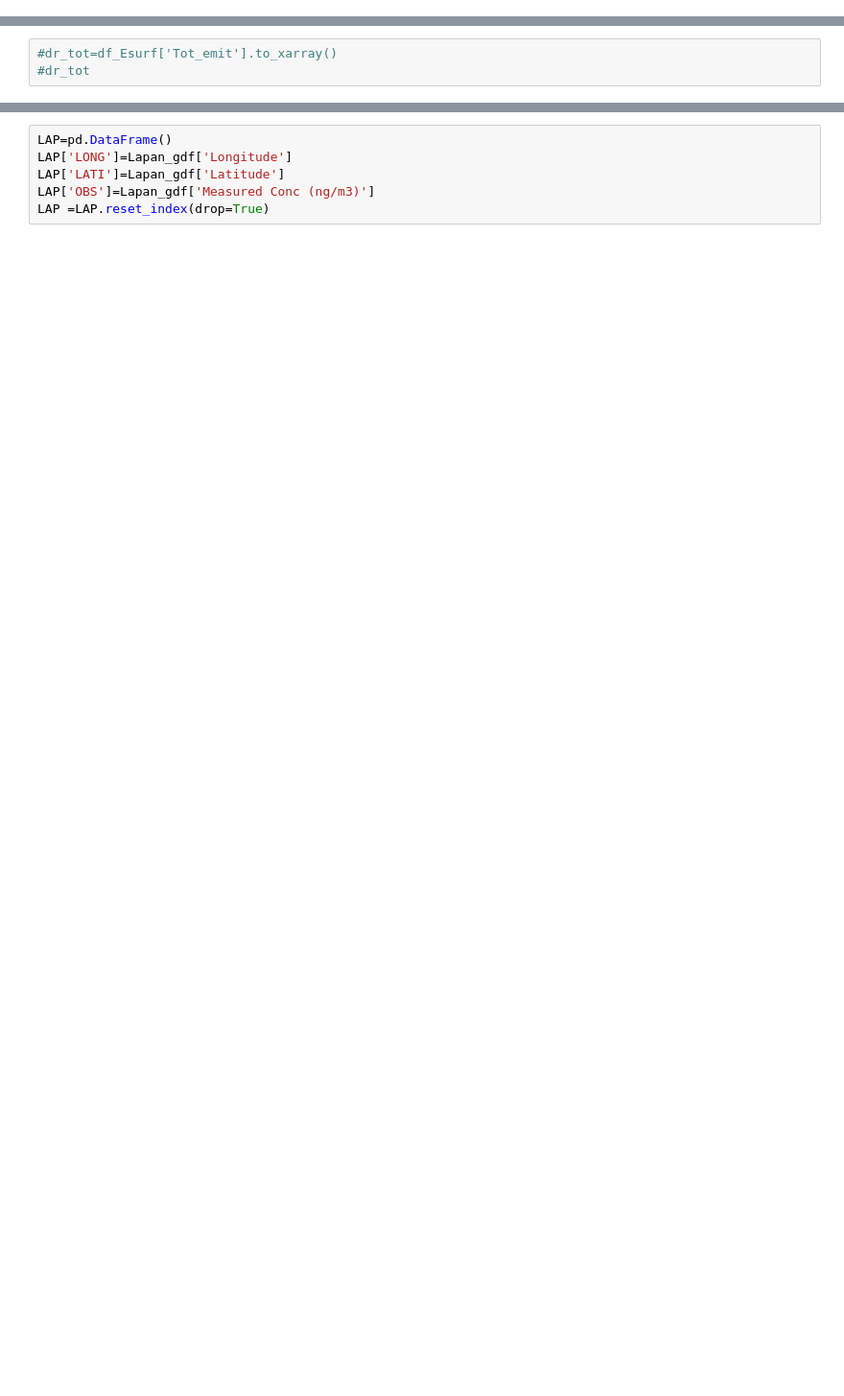
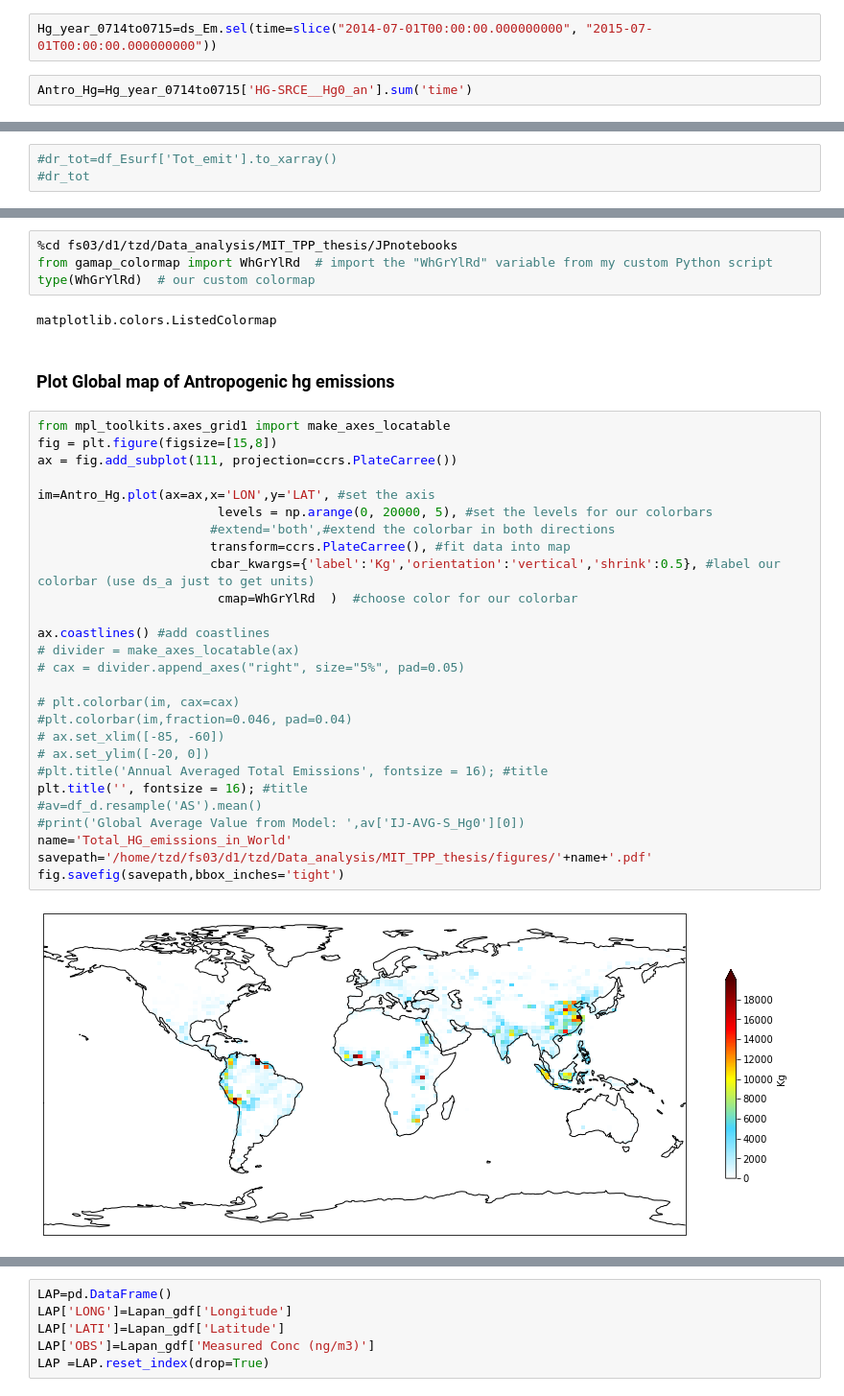
Before and after one commit to Shakes-tzd/MIT_TPP_thesis, a Jupyter notebook: JPnotebooks/BASE Run Emissions Sources Plots.ipynb, the cells around one changed output, grey strips where cells are left out. Shown at 96% size. Saved outputs shown, nothing was run; the diff lists cells and outputs as text; blank space fills up the shorter version.

```diff
--- a/JPnotebooks/BASE Run Emissions Sources Plots.ipynb
+++ b/JPnotebooks/BASE Run Emissions Sources Plots.ipynb
@@ -210,0 +212,4 @@ HG-SRCE__Hg0_snow = Snow emission of Hg
+# %%
+Hg_year_0714to0715=ds_Em.sel(time=slice("2014-07-01T00:00:00.000000000", "2015-07-01T00:00:00.000000000"))
+# %%
+Antro_Hg=Hg_year_0714to0715['HG-SRCE__Hg0_an'].sum('time')
@@ -656,0 +288,37 @@ ModuleNotFoundError: No module named 'regionmask'
+# %%
+%cd fs03/d1/tzd/Data_analysis/MIT_TPP_thesis/JPnotebooks
+from gamap_colormap import WhGrYlRd  # import the "WhGrYlRd" variable from my custom Python script
+type(WhGrYlRd)  # our custom colormap
+# %% [output]
+matplotlib.colors.ListedColormap
+# %% [markdown]
+### Plot Global map of Antropogenic hg emissions
+# %%
+from mpl_toolkits.axes_grid1 import make_axes_locatable
+fig = plt.figure(figsize=[15,8])
+ax = fig.add_subplot(111, projection=ccrs.PlateCarree())
+
+im=Antro_Hg.plot(ax=ax,x='LON',y='LAT', #set the axis
+                        levels = np.arange(0, 20000, 5), #set the levels for our colorbars
+                       #extend='both',#extend the colorbar in both directions
+                       transform=ccrs.PlateCarree(), #fit data into map
+                       cbar_kwargs={'label':'Kg','orientation':'vertical','shrink':0.5}, #label our colorbar (use ds_a just to get units)
+                        cmap=WhGrYlRd  )  #choose color for our colorbar
+
+ax.coastlines() #add coastlines
+# divider = make_axes_locatable(ax)
+# cax = divider.append_axes("right", size="5%", pad=0.05)
+
+# plt.colorbar(im, cax=cax)
+#plt.colorbar(im,fraction=0.046, pad=0.04)
+# ax.set_xlim([-85, -60])
+# ax.set_ylim([-20, 0])
+#plt.title('Annual Averaged Total Emissions', fontsize = 16); #title
+plt.title('', fontsize = 16); #title
+#av=df_d.resample('AS').mean()
+#print('Global Average Value from Model: ',av['IJ-AVG-S_Hg0'][0])
+name='Total_HG_emissions_in_World'
+savepath='/home/tzd/fs03/d1/tzd/Data_analysis/MIT_TPP_thesis/figures/'+name+'.pdf'
+fig.savefig(savepath,bbox_inches='tight')
+# %% [output]
+[figure, added]
```
Also changed, not shown: parts of 62 cells of this notebook, 17 other files.
